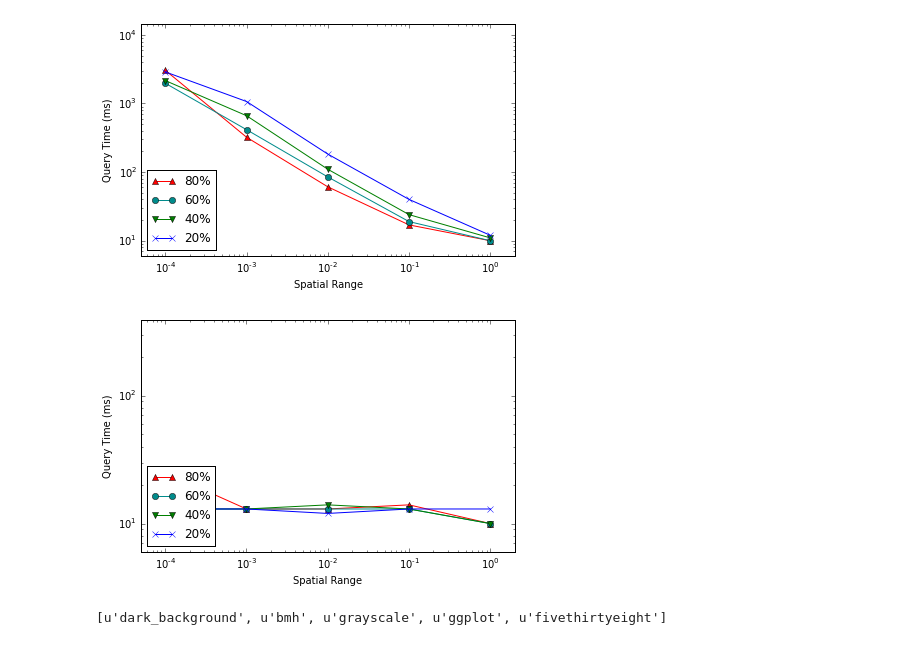
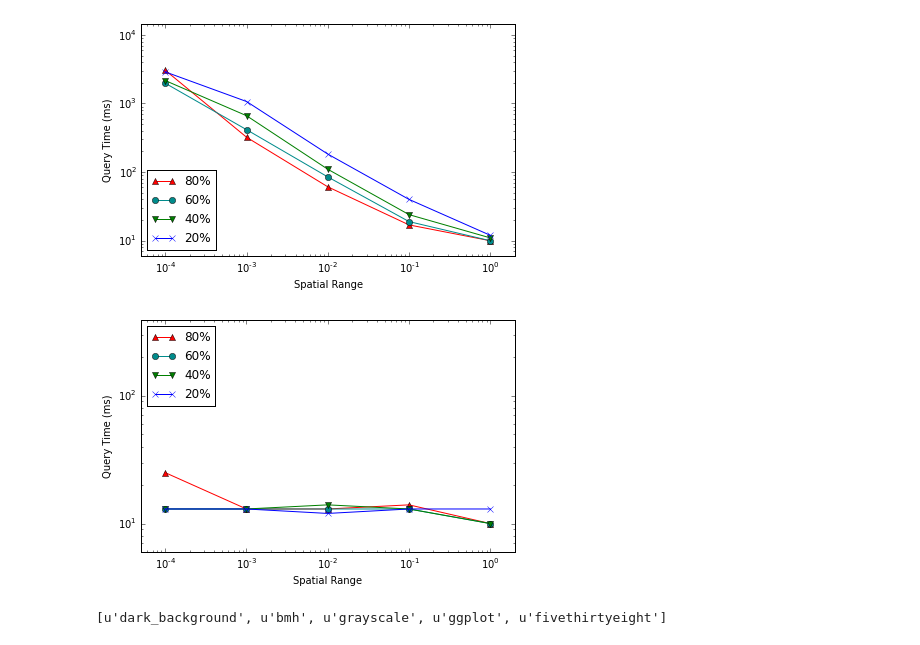
Before and after one commit to cgore1/cse_591, a Jupyter notebook: plots/plot-graph-traversal.ipynb, the cells around one changed output. Cells and saved outputs as stored; diff of their text form; code cells hidden in the pictures.

Commit message:
change in graph 4

```diff
--- a/plots/plot-graph-traversal.ipynb
+++ b/plots/plot-graph-traversal.ipynb
@@ -126,35 +126,35 @@ y = [25,13,13,14,10]
 plt.plot(x,y, label='80%', linewidth=1, color='red', marker = '^')
 
 
 #40
 x =[0.0001,0.001,0.01,0.1,1]
 y = [13,13,13,13,10]
 plt.plot(x,y, label='60%', linewidth=1, color='darkcyan', marker = 'o')
 
 
 #60
 x = [0.0001,0.001,0.01,0.1,1]
 y = [13,13,14,13,10]
 plt.plot(x,y, label='40%', linewidth=1, color='green', marker = 'v')
 
 
 #80
 x = [0.0001,0.001,0.01,0.1,1]
 y = [13,13,12,13,13]
 plt.plot(x,y, label='20%', linewidth=1, color='blue', marker = 'x')
 
 plt.axis([min(x)/2, max(x) * 2 , min(y)/2, max(y) * 30])
-plt.legend(loc='lower left')
+plt.legend(loc='upper left')
 plt.xscale('log')
 plt.yscale('log')
 plt.ylabel('Query Time (ms)')
 plt.xlabel('Spatial Range')
 plt.tight_layout()
 plt.savefig('C:\\Users\\cHinmaY\\cse_591\\plot4.eps', format='eps', transparent='true', facecolor='white', dpi=1000)
 plt.savefig('C:\\Users\\cHinmaY\\cse_591\\plot4.jpeg', format='jpeg', transparent='true', facecolor='white', dpi=1000)
 plt.show()
 # %% [output]
-[figure, old version]
+[figure, new version]
 # %%
 plt.style.available
 # %% [output]
```
Also changed, not shown: 3 other files.
